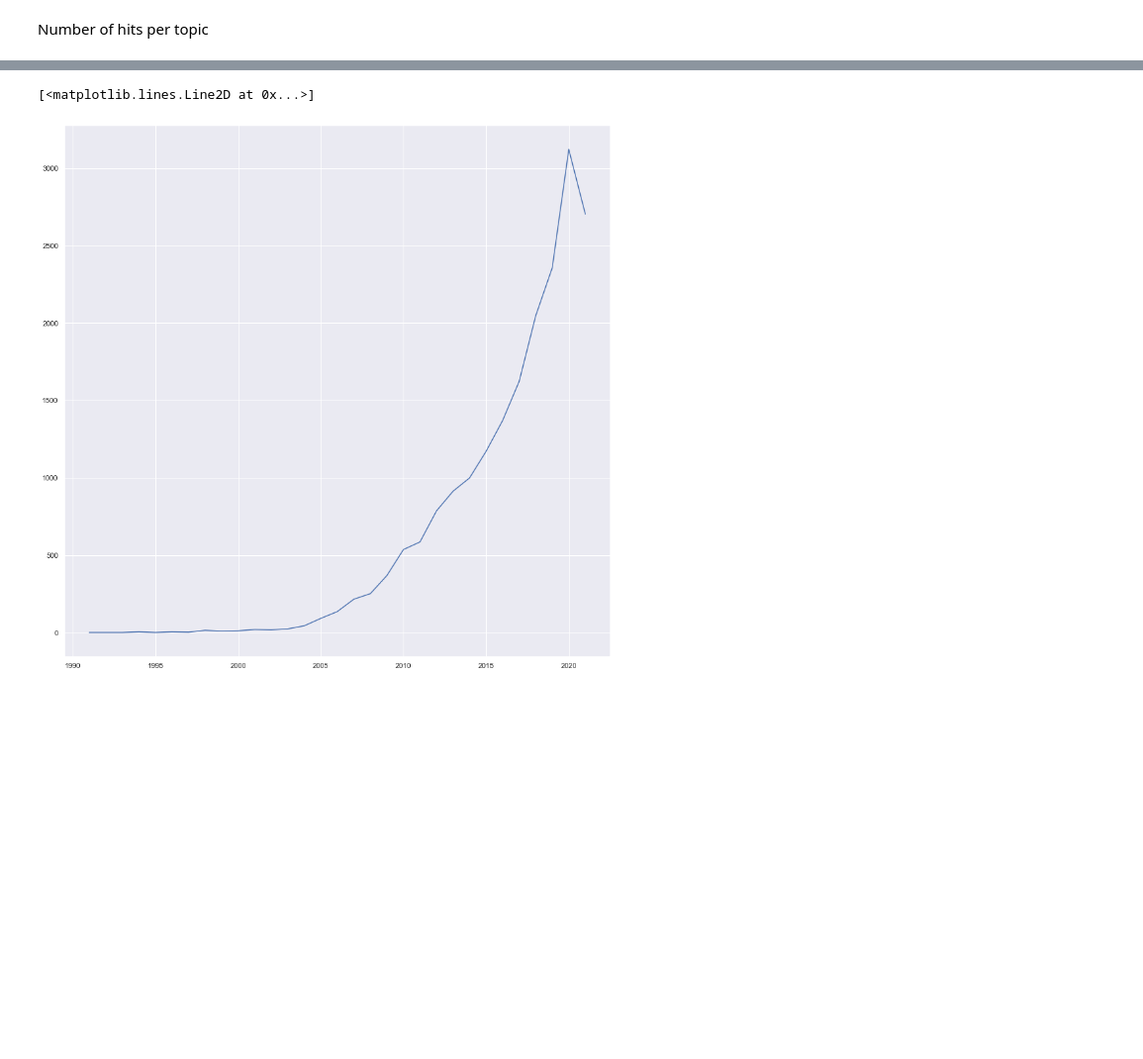
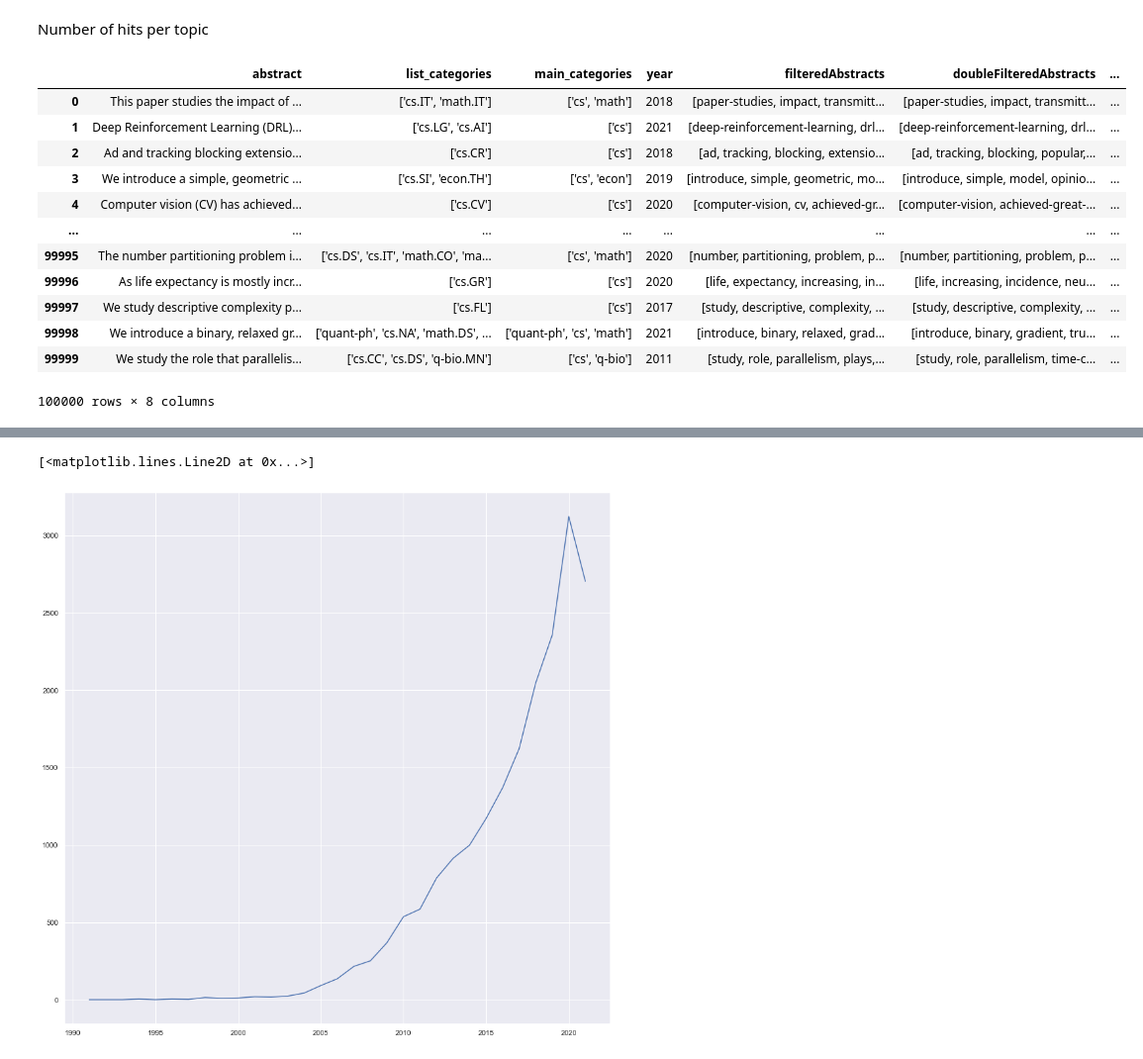
Before and after one commit to mijovicmia/4YP, a Jupyter notebook: Work/work w7.ipynb, the cells around one changed output, grey strips where cells are left out. Shown at 99% size. Cells and saved outputs as stored; diff of their text form; code cells hidden in the pictures; blank space fills up the shorter version.

```diff
--- a/Work/work w7.ipynb
+++ b/Work/work w7.ipynb
@@ -683,0 +652,16 @@ def pureTopics(topics):
+# %%
+df_combined
+# %% [output]
+|  | abstract | list_categories | main_categories | year | filteredAbstracts | doubleFilteredAbstracts | ... |
+| 0 | This paper studies the impact of ... | ['cs.IT', 'math.IT'] | ['cs', 'math'] | 2018 | [paper-studies, impact, transmitt... | [paper-studies, impact, transmitt... | ... |
+| 1 | Deep Reinforcement Learning (DRL)... | ['cs.LG', 'cs.AI'] | ['cs'] | 2021 | [deep-reinforcement-learning, drl... | [deep-reinforcement-learning, drl... | ... |
+| 2 | Ad and tracking blocking extensio... | ['cs.CR'] | ['cs'] | 2018 | [ad, tracking, blocking, extensio... | [ad, tracking, blocking, popular,... | ... |
+| 3 | We introduce a simple, geometric ... | ['cs.SI', 'econ.TH'] | ['cs', 'econ'] | 2019 | [introduce, simple, geometric, mo... | [introduce, simple, model, opinio... | ... |
+| 4 | Computer vision (CV) has achieved... | ['cs.CV'] | ['cs'] | 2020 | [computer-vision, cv, achieved-gr... | [computer-vision, achieved-great-... | ... |
+| ... | ... | ... | ... | ... | ... | ... | ... |
+| 99995 | The number partitioning problem i... | ['cs.DS', 'cs.IT', 'math.CO', 'ma... | ['cs', 'math'] | 2020 | [number, partitioning, problem, p... | [number, partitioning, problem, p... | ... |
+| 99996 | As life expectancy is mostly incr... | ['cs.GR'] | ['cs'] | 2020 | [life, expectancy, increasing, in... | [life, increasing, incidence, neu... | ... |
+| 99997 | We study descriptive complexity p... | ['cs.FL'] | ['cs'] | 2017 | [study, descriptive, complexity, ... | [study, descriptive, complexity, ... | ... |
+| 99998 | We introduce a binary, relaxed gr... | ['quant-ph', 'cs.NA', 'math.DS', ... | ['quant-ph', 'cs', 'math'] | 2021 | [introduce, binary, relaxed, grad... | [introduce, binary, gradient, tru... | ... |
+| 99999 | We study the role that parallelis... | ['cs.CC', 'cs.DS', 'q-bio.MN'] | ['cs', 'q-bio'] | 2011 | [study, role, parallelism, plays,... | [study, role, parallelism, time-c... | ... |
+100000 rows × 8 columns
```
Also changed, not shown: parts of 28 cells of this notebook.
